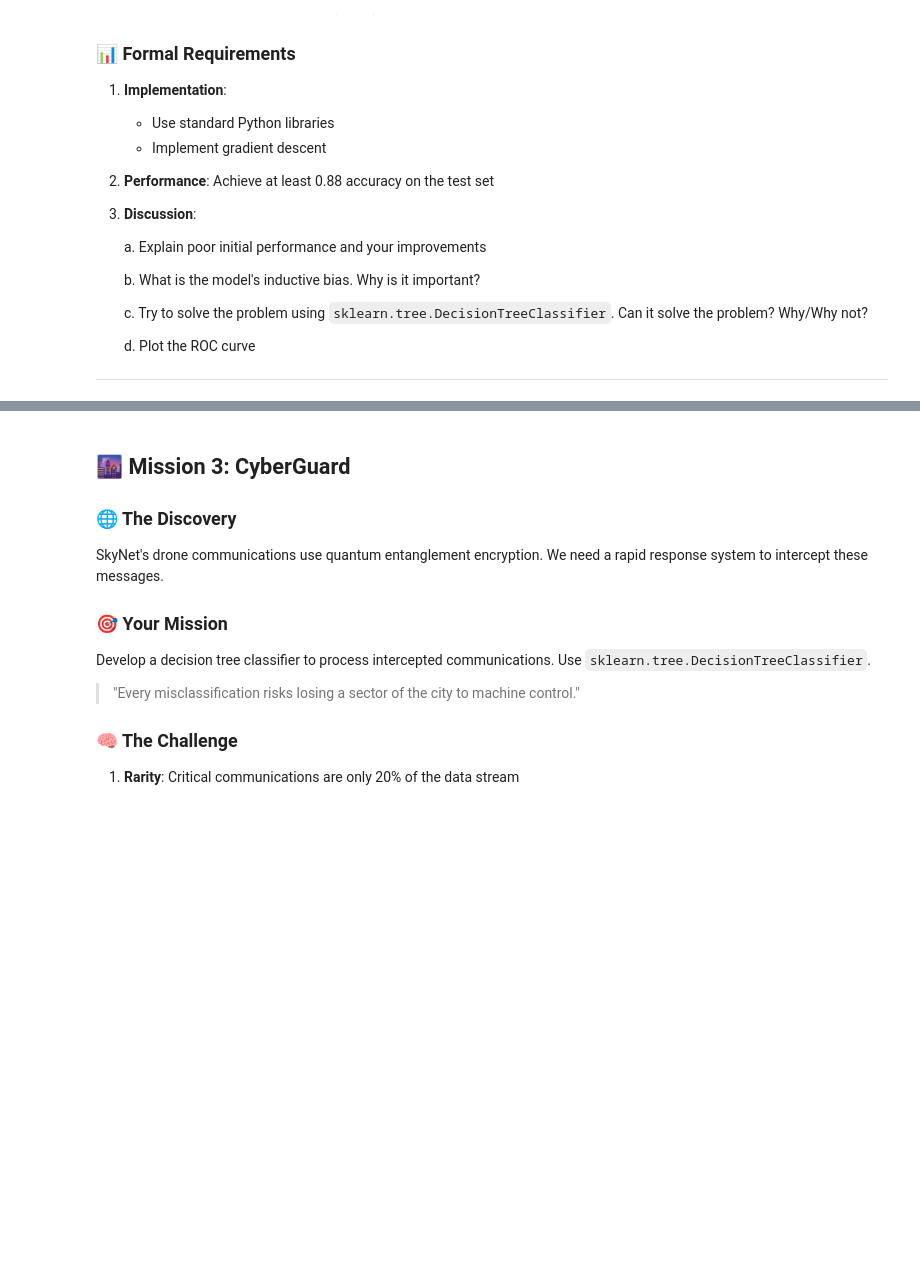
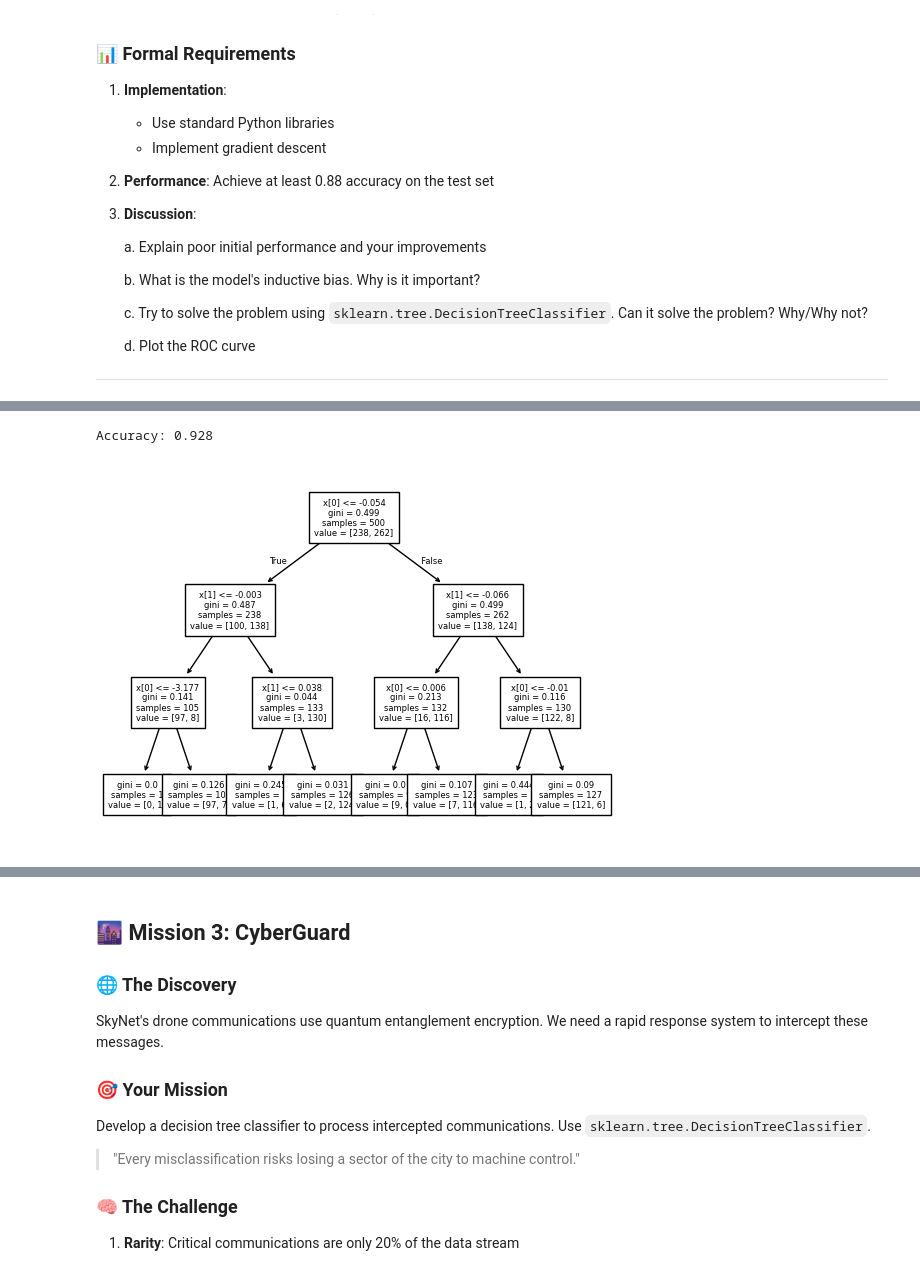
Before and after one commit to Ksund02/Machine-Learning-Project, a Jupyter notebook: Chapter_1.ipynb, the cells around one changed output, grey strips where cells are left out. Saved outputs shown, nothing was run; the diff lists cells and outputs as text; code cells hidden in the pictures; blank space fills up the shorter version.

```diff
--- a/Chapter_1.ipynb
+++ b/Chapter_1.ipynb
@@ -262,0 +288,18 @@ y = -0.03255379038450657x + 0.021109727937127738
+# %%
+# Task 3c - Decision Tree
+
+from sklearn import tree
+
+# Decision Tree
+clf = tree.DecisionTreeClassifier(max_depth=3)
+clf.fit(train[["x0", "x1"]], train["y"])
+tree.plot_tree(clf, fontsize=6)
+plt.savefig('tree.pdf')
+
+# Calculate accuracy
+y_pred = clf.predict(test[["x0", "x1"]])
+accuracy = np.mean(y_pred == test["y"])
+print("Accuracy: " + str(accuracy))
+# %% [output]
+Accuracy: 0.928
+[figure, added]
```
Also changed, not shown: parts of 5 cells of this notebook, 1 other file.
